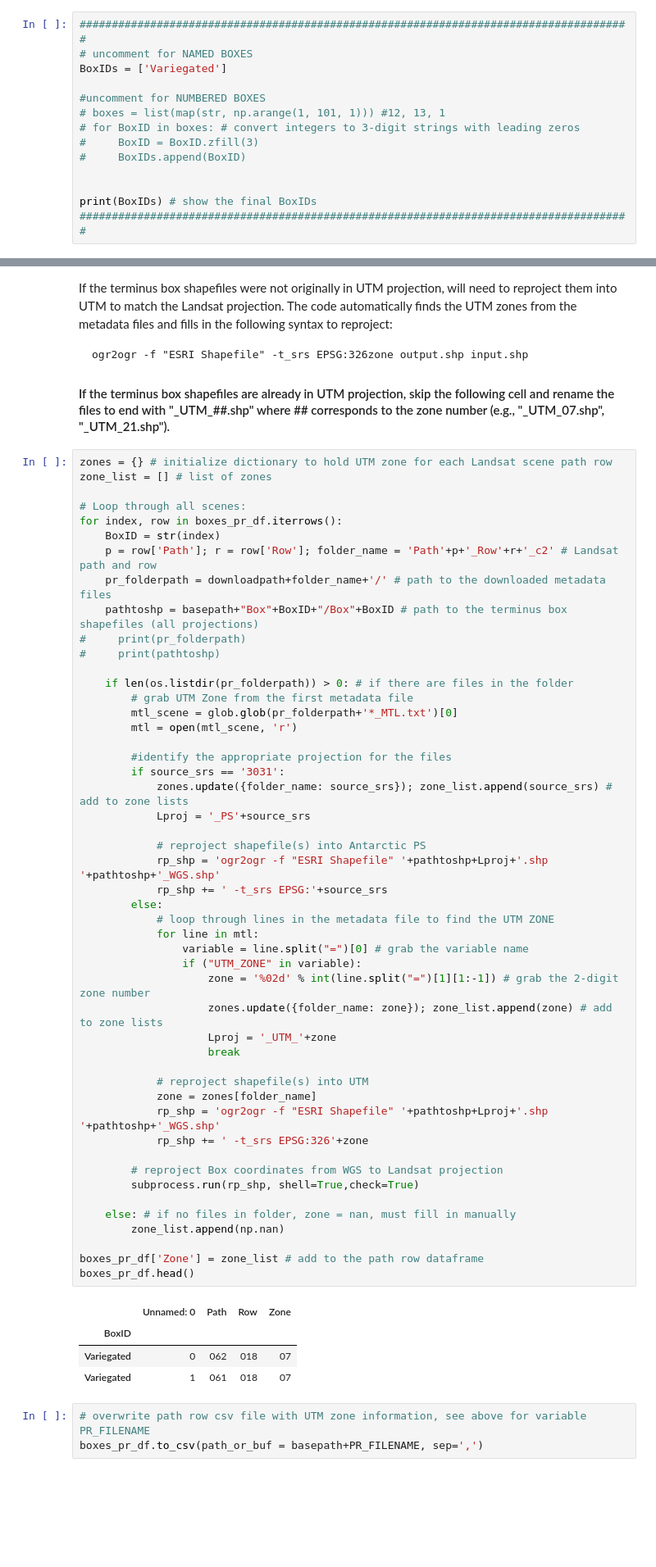
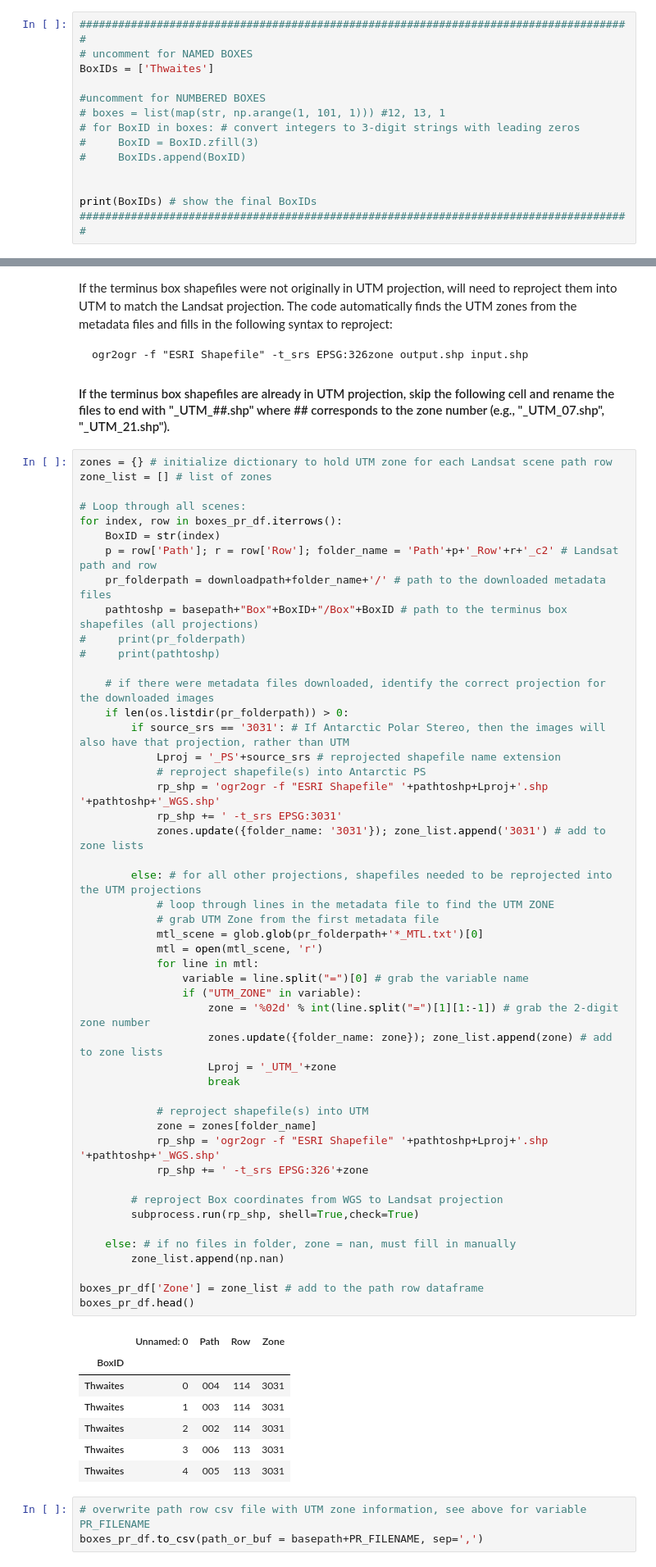
Before and after one commit to jukesliu/automated-glacier-terminus, a Jupyter notebook: LS_image_download_AWS.ipynb, the cells around one changed output, grey strips where cells are left out. Shown at 82% size. Cells and saved outputs as stored; diff of their text form; blank space fills up the shorter version.

Commit message:
antarctic edits

```diff
--- a/LS_image_download_AWS.ipynb
+++ b/LS_image_download_AWS.ipynb
@@ -92,7 +90,7 @@ For other glaciers, replace this code with a list of IDs corresponding to the gl
 # %%
 ######################################################################################
 # uncomment for NAMED BOXES
-BoxIDs = ['Variegated']
+BoxIDs = ['Thwaites']
 
 #uncomment for NUMBERED BOXES
 # boxes = list(map(str, np.arange(1, 101, 1))) #12, 13, 1
@@ -473,47 +458,49 @@ for index, row in boxes_pr_df.iterrows():
 #     print(pr_folderpath)
 #     print(pathtoshp)
 
-    if len(os.listdir(pr_folderpath)) > 0: # if there are files in the folder
-        # grab UTM Zone from the first metadata file
-        mtl_scene = glob.glob(pr_folderpath+'*_MTL.txt')[0]
-        mtl = open(mtl_scene, 'r')
-
-        #identify the appropriate projection for the files
-        if source_srs == '3031':
-            zones.update({folder_name: source_srs}); zone_list.append(source_srs) # add to zone lists
-            Lproj = '_PS'+source_srs
-
+    # if there were metadata files downloaded, identify the correct projection for the downloaded images
+    if len(os.listdir(pr_folderpath)) > 0:
+        if source_srs == '3031': # If Antarctic Polar Stereo, then the images will also have that projection, rather than UTM
+            Lproj = '_PS'+source_srs # reprojected shapefile name extension
             # reproject shapefile(s) into Antarctic PS
             rp_shp = 'ogr2ogr -f "ESRI Shapefile" '+pathtoshp+Lproj+'.shp '+pathtoshp+'_WGS.shp'
-            rp_shp += ' -t_srs EPSG:'+source_srs
-        else:
+            rp_shp += ' -t_srs EPSG:3031'
+            zones.update({folder_name: '3031'}); zone_list.append('3031') # add to zone lists
+
+        else: # for all other projections, shapefiles needed to be reprojected into the UTM projections
             # loop through lines in the metadata file to find the UTM ZONE
+            # grab UTM Zone from the first metadata file
+            mtl_scene = glob.glob(pr_folderpath+'*_MTL.txt')[0]
+            mtl = open(mtl_scene, 'r')
             for line in mtl:
                 variable = line.split("=")[0] # grab the variable name
                 if ("UTM_ZONE" in variable):
                     zone = '%02d' % int(line.split("=")[1][1:-1]) # grab the 2-digit zone number
                     zones.update({folder_name: zone}); zone_list.append(zone) # add to zone lists
                     Lproj = '_UTM_'+zone
                     break
 
             # reproject shapefile(s) into UTM
             zone = zones[folder_name]
             rp_shp = 'ogr2ogr -f "ESRI Shapefile" '+pathtoshp+Lproj+'.shp '+pathtoshp+'_WGS.shp'
             rp_shp += ' -t_srs EPSG:326'+zone
 
         # reproject Box coordinates from WGS to Landsat projection
         subprocess.run(rp_shp, shell=True,check=True)
 
     else: # if no files in folder, zone = nan, must fill in manually
         zone_list.append(np.nan)
 
 boxes_pr_df['Zone'] = zone_list # add to the path row dataframe
 boxes_pr_df.head()
 # %% [output]
 |  | Unnamed: 0 | Path | Row | Zone |
 | BoxID |  |  |  |  |
-| Variegated | 0 | 062 | 018 | 07 |
-| Variegated | 1 | 061 | 018 | 07 |
+| Thwaites | 0 | 004 | 114 | 3031 |
+| Thwaites | 1 | 003 | 114 | 3031 |
+| Thwaites | 2 | 002 | 114 | 3031 |
+| Thwaites | 3 | 006 | 113 | 3031 |
+| Thwaites | 4 | 005 | 113 | 3031 |
 # %%
 # overwrite path row csv file with UTM zone information, see above for variable PR_FILENAME
 boxes_pr_df.to_csv(path_or_buf = basepath+PR_FILENAME, sep=',')
```
Also changed, not shown: parts of 18 cells of this notebook, 1 other file.
